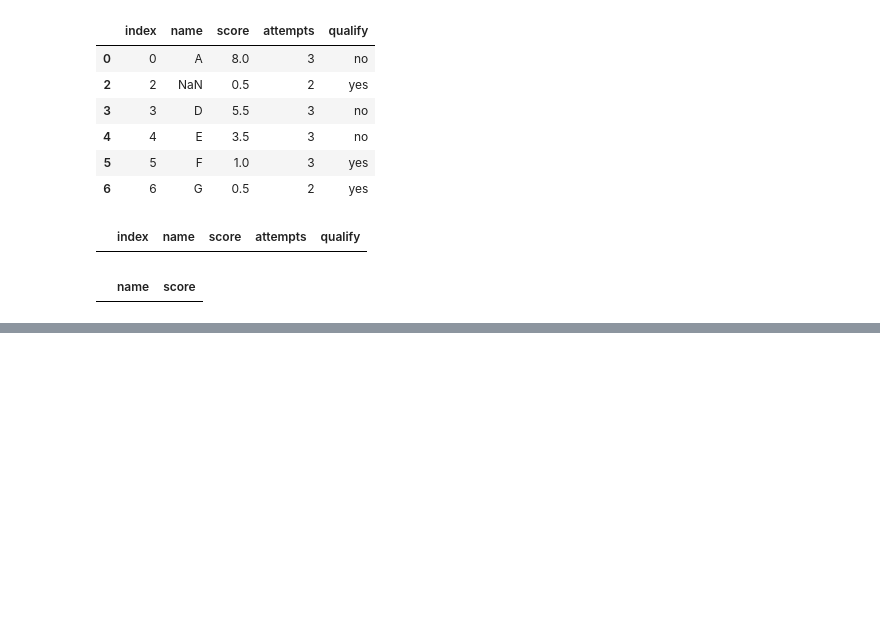
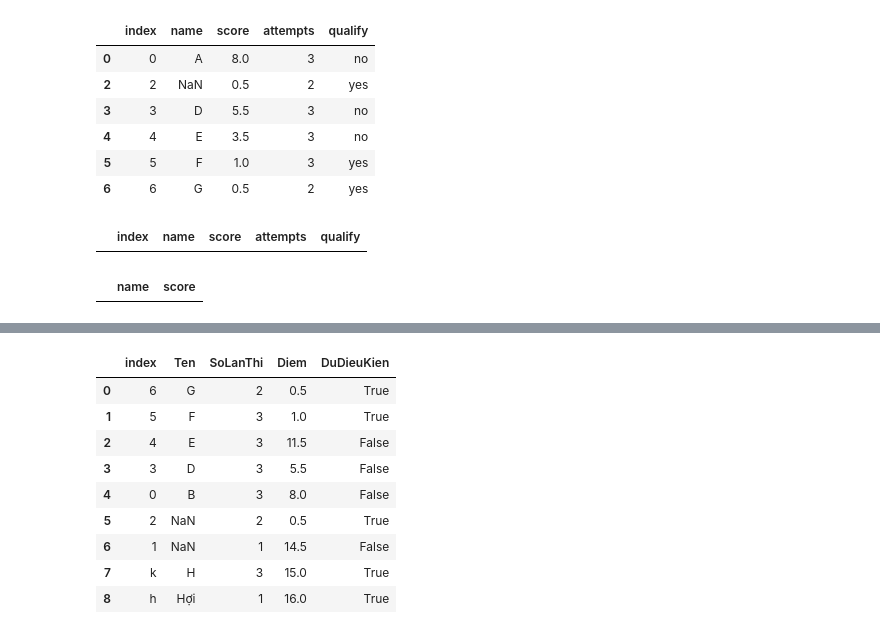
Before and after one commit to Biuuu2309/Data-Analysis-Basic-Method, a Jupyter notebook: Assign/DataFrame.ipynb, the cells around one changed output, grey strips where cells are left out. Drawn from its saved outputs; the diff is of its cells as text; code cells hidden in the pictures; blank space fills up the shorter version.

```diff
--- a/Assign/DataFrame.ipynb
+++ b/Assign/DataFrame.ipynb
@@ -248,0 +369,13 @@ SyntaxError: invalid syntax (<ipython-input-140-a32736e39b65>, line 1)
+# %%
+df2
+# %% [output]
+|  | index | Ten | SoLanThi | Diem | DuDieuKien |
+| 0 | 6 | G | 2 | 0.5 | True |
+| 1 | 5 | F | 3 | 1.0 | True |
+| 2 | 4 | E | 3 | 11.5 | False |
+| 3 | 3 | D | 3 | 5.5 | False |
+| 4 | 0 | B | 3 | 8.0 | False |
+| 5 | 2 | NaN | 2 | 0.5 | True |
+| 6 | 1 | NaN | 1 | 14.5 | False |
+| 7 | k | H | 3 | 15.0 | True |
+| 8 | h | Hợi | 1 | 16.0 | True |
```
Also changed, not shown: parts of 18 cells of this notebook.
